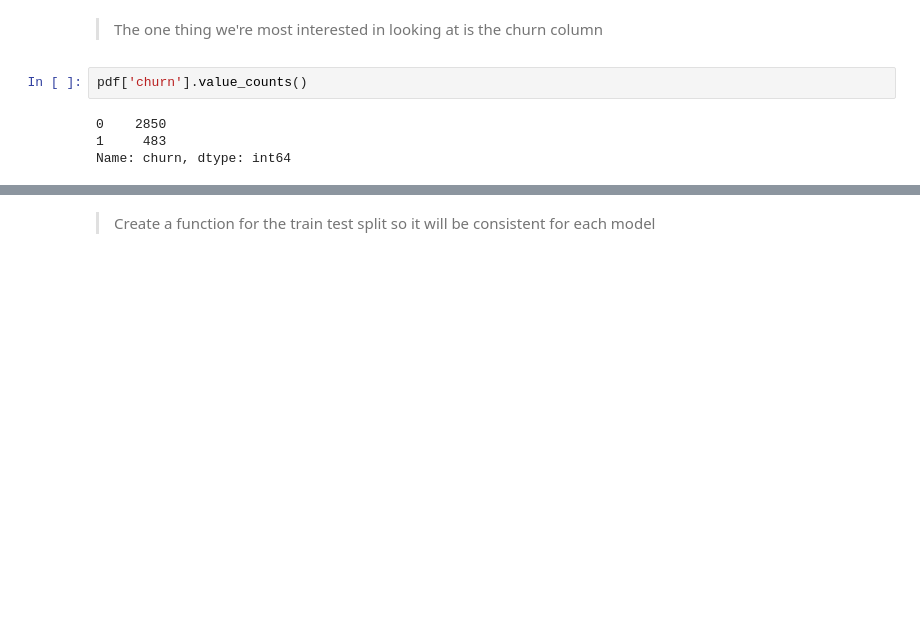
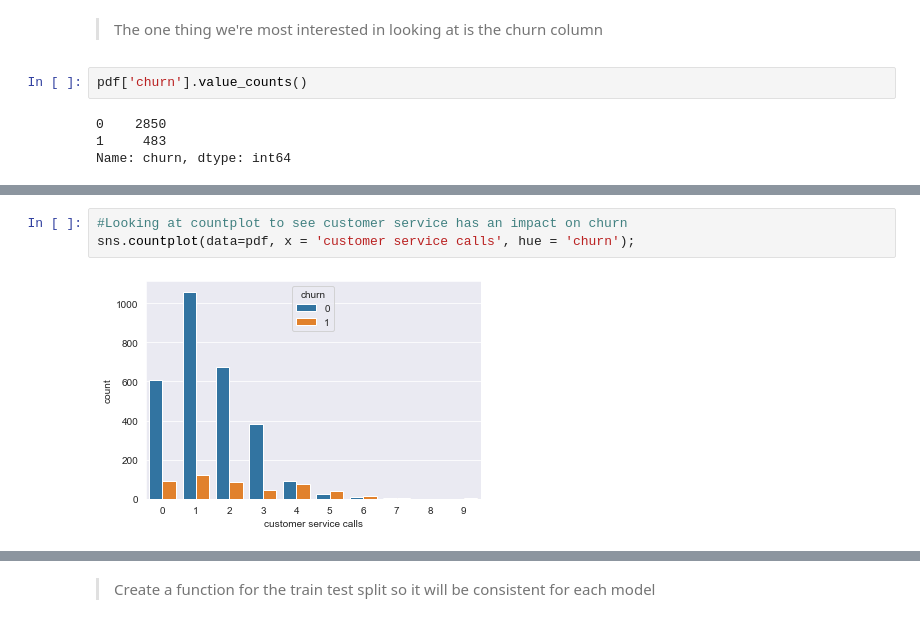
Before and after one commit to Ericusick/Telecom_Customer_Churn, a Jupyter notebook: Untitled.ipynb, the cells around one changed output, grey strips where cells are left out. Cells and saved outputs as stored; diff of their text form; blank space fills up the shorter version.

```diff
--- a/Untitled.ipynb
+++ b/Untitled.ipynb
@@ -102,0 +121,5 @@ pdf['churn'].value_counts().plot(kind = 'bar')
+# %%
+#Looking at countplot to see customer service has an impact on churn
+sns.countplot(data=pdf, x = 'customer service calls', hue = 'churn');
+# %% [output]
+[figure, added]
```
Also changed, not shown: parts of 93 cells of this notebook, 1 other file.
